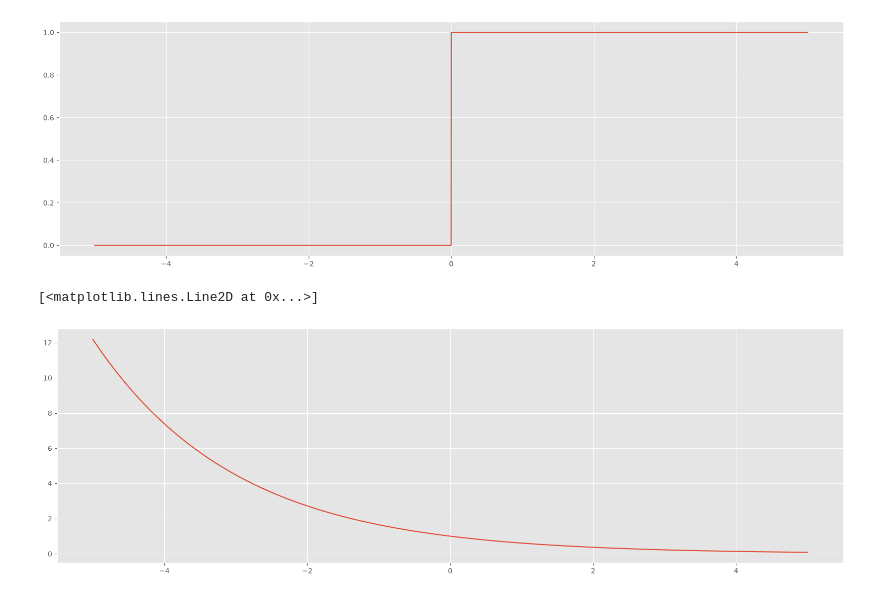
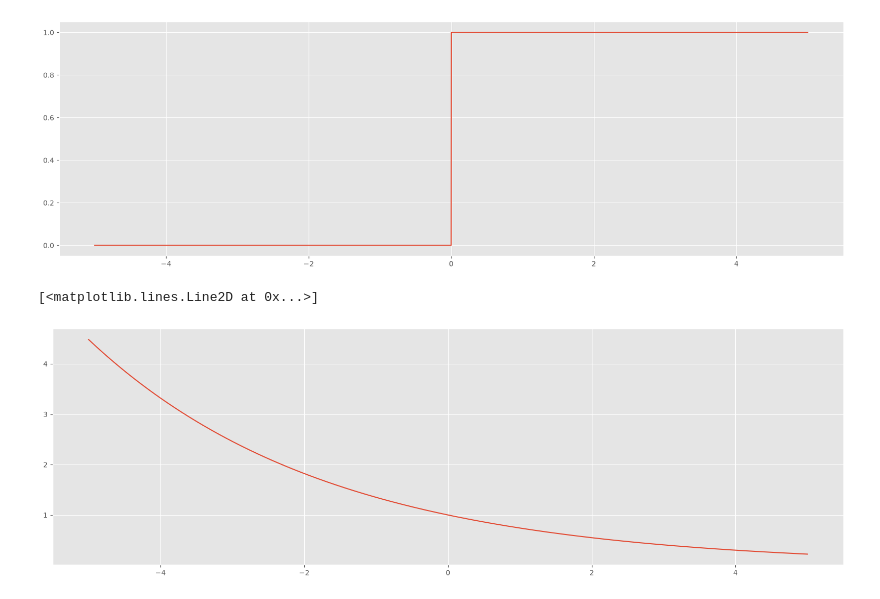
Before and after one commit to ilavaggi/SyS-2026, a Jupyter notebook: TP4.ipynb, the cells around one changed output. Drawn from its saved outputs; the diff is of its cells as text; code cells hidden in the pictures.

```diff
--- a/TP4.ipynb
+++ b/TP4.ipynb
@@ -26,10 +26,10 @@ def h(t,alfa):
 # %%
 # probamos h(t)
 plt.figure(figsize=(20,6))
 plt.style.use("ggplot")
-fb = h(t,0.5)
+fb = h(t,0.3)
 plt.plot(t,fb)
 # %% [output]
 [<matplotlib.lines.Line2D at 0x...>]
-[figure, old version]
+[figure, new version]
 # %%
```
Also changed, not shown: parts of 6 cells of this notebook.
